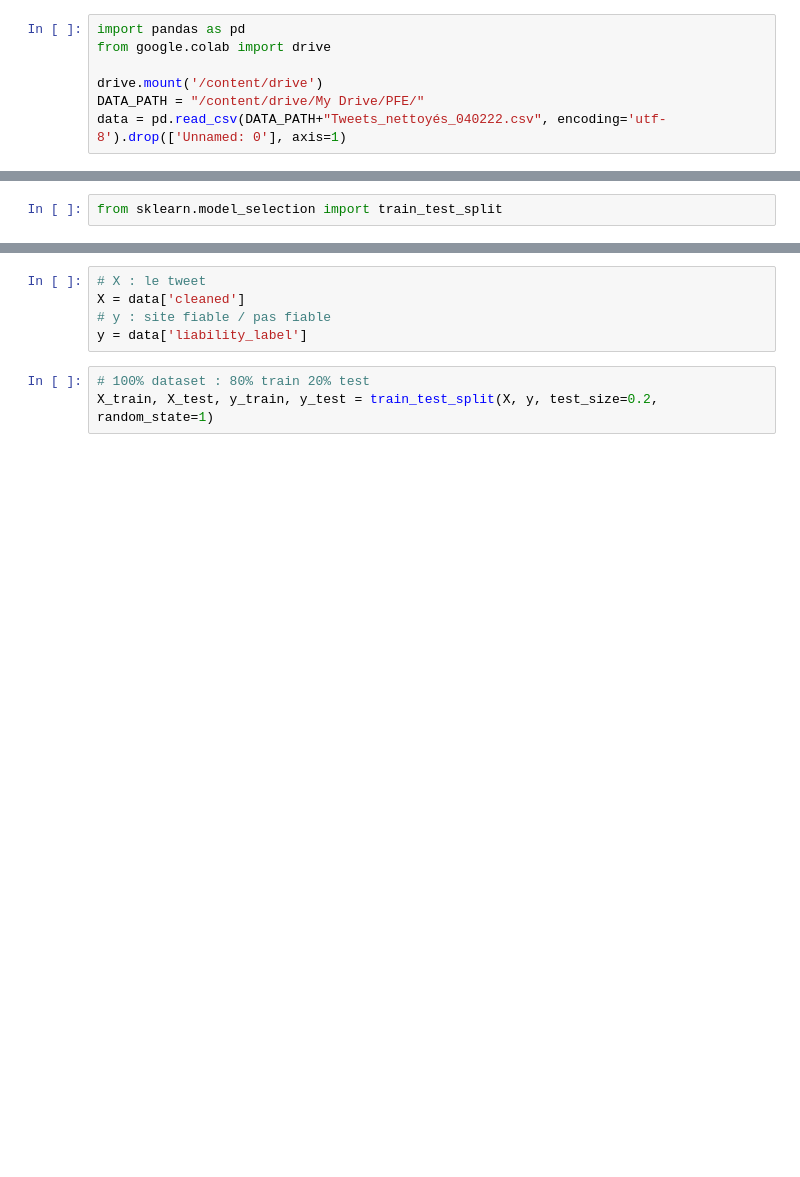
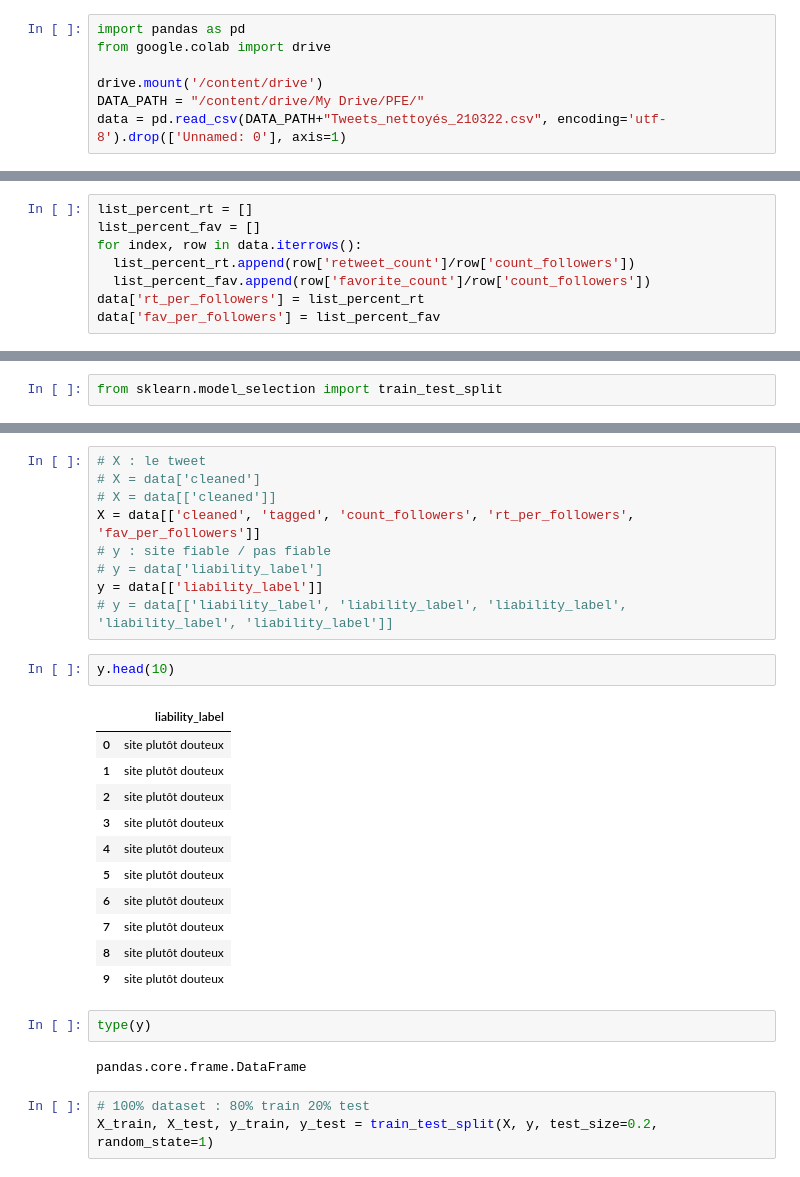
Before and after one commit to anjunjin/PFE-ING3-IA, a Jupyter notebook: Représentation_du_texte.ipynb, the cells around one changed output, grey strips where cells are left out. Drawn from its saved outputs; the diff is of its cells as text; blank space fills up the shorter version.

```diff
--- a/Représentation_du_texte.ipynb
+++ b/Représentation_du_texte.ipynb
@@ -8,7 +10,7 @@ from google.colab import drive
 
 drive.mount('/content/drive')
 DATA_PATH = "/content/drive/My Drive/PFE/"
-data = pd.read_csv(DATA_PATH+"Tweets_nettoyés_040222.csv", encoding='utf-8').drop(['Unnamed: 0'], axis=1)
+data = pd.read_csv(DATA_PATH+"Tweets_nettoyés_210322.csv", encoding='utf-8').drop(['Unnamed: 0'], axis=1)
 # %% [output]
 Drive already mounted at /content/drive; to attempt to forcibly remount, call drive.mount("/content/drive", force_remount=True).
 # %%
@@ -109,3 +113,11 @@ def return_text(result):
+# %%
+list_percent_rt = []
+list_percent_fav = []
+for index, row in data.iterrows():
+  list_percent_rt.append(row['retweet_count']/row['count_followers'])
+  list_percent_fav.append(row['favorite_count']/row['count_followers'])
+data['rt_per_followers'] = list_percent_rt
+data['fav_per_followers'] = list_percent_fav
 # %%
 data
 # %% [output]
@@ -131,8 +152,30 @@ from sklearn.model_selection import train_test_split
 # %%
 # X : le tweet
-X = data['cleaned']
+# X = data['cleaned']
+# X = data[['cleaned']]
+X = data[['cleaned', 'tagged', 'count_followers', 'rt_per_followers', 'fav_per_followers']]
 # y : site fiable / pas fiable
-y = data['liability_label']
+# y = data['liability_label']
+y = data[['liability_label']]
+# y = data[['liability_label', 'liability_label', 'liability_label', 'liability_label', 'liability_label']]
+# %%
+y.head(10)
+# %% [output]
+|  | liability_label |
+| 0 | site plutôt douteux |
+| 1 | site plutôt douteux |
+| 2 | site plutôt douteux |
+| 3 | site plutôt douteux |
+| 4 | site plutôt douteux |
+| 5 | site plutôt douteux |
+| 6 | site plutôt douteux |
+| 7 | site plutôt douteux |
+| 8 | site plutôt douteux |
+| 9 | site plutôt douteux |
+# %%
+type(y)
+# %% [output]
+pandas.core.frame.DataFrame
 # %%
 # 100% dataset : 80% train 20% test
 X_train, X_test, y_train, y_test = train_test_split(X, y, test_size=0.2, random_state=1)
```
Also changed, not shown: parts of 51 cells of this notebook.
